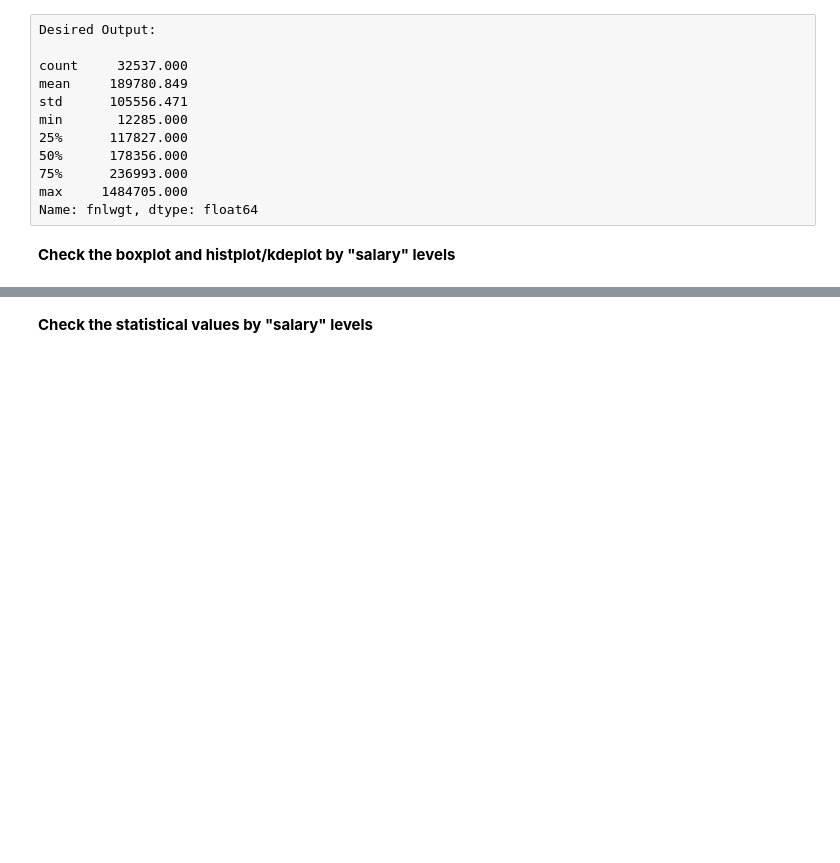
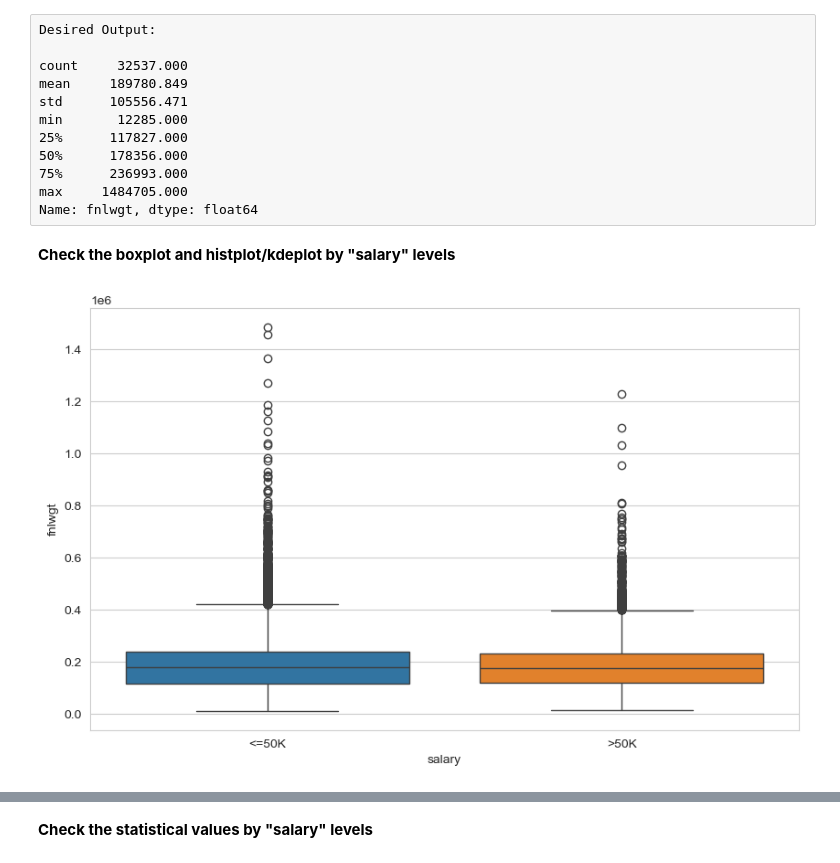
Before and after one commit to iceyisaak/clarusway_ds, a Jupyter notebook: DA _ DVwPy-EDA Project (Analyze US Citizens)-Student-V01_(with_desired_outputs).ipynb, the cells around one changed output, grey strips where cells are left out. Cells and saved outputs as stored; diff of their text form; code cells hidden in the pictures; blank space fills up the shorter version.

```diff
--- a/DA _ DVwPy-EDA Project (Analyze US Citizens)-Student-V01_(with_desired_outputs).ipynb
+++ b/DA _ DVwPy-EDA Project (Analyze US Citizens)-Student-V01_(with_desired_outputs).ipynb
@@ -793,6 +805,10 @@ Name: fnlwgt, dtype: float64
 **Check the boxplot and histplot/kdeplot by "salary" levels**
 # %%
 # Your Code is Here
+
+sns.boxplot(data=df, x='salary', y='fnlwgt', hue='salary');
+# %% [output]
+[figure, added]
 # %% [markdown]
 Desired Output:
 
```
Also changed, not shown: parts of 31 cells of this notebook.
